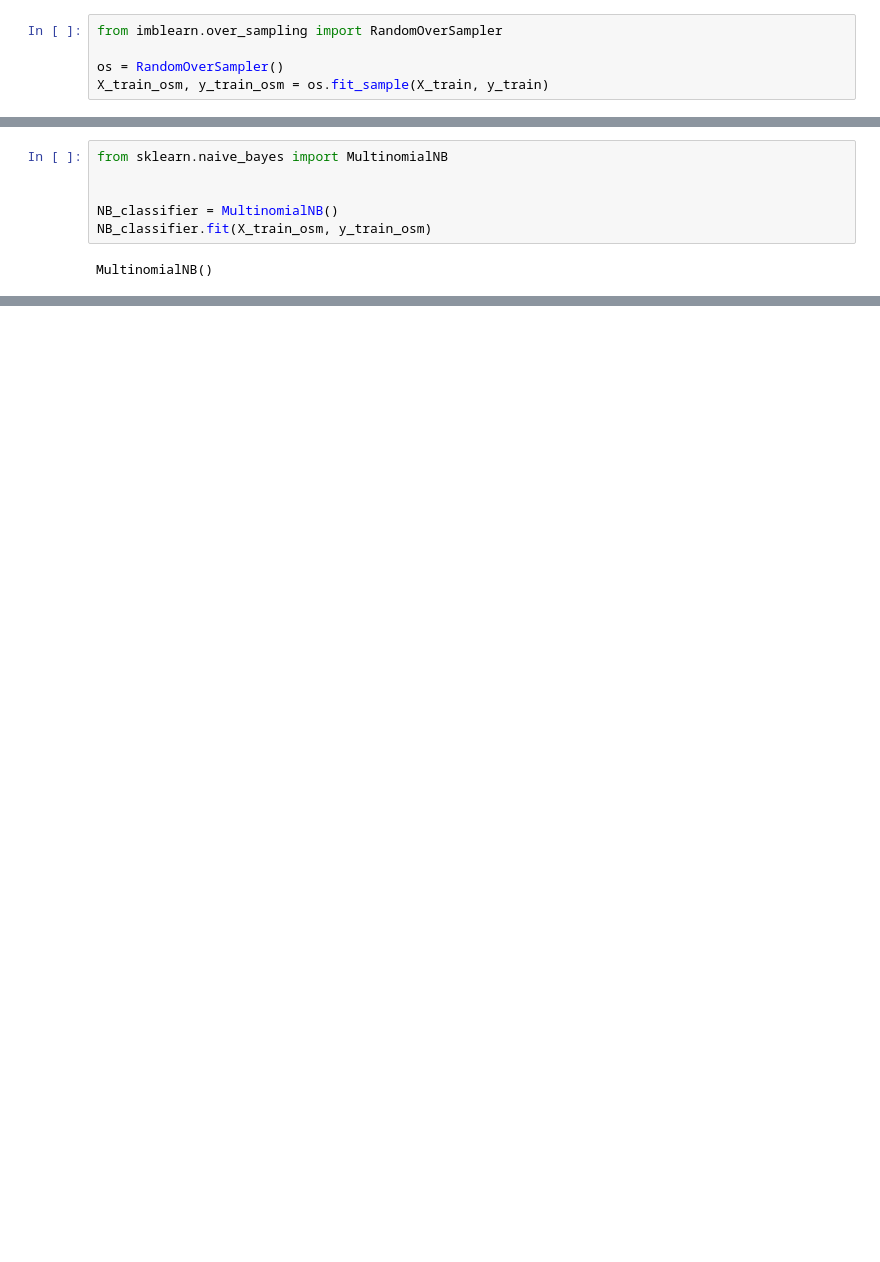
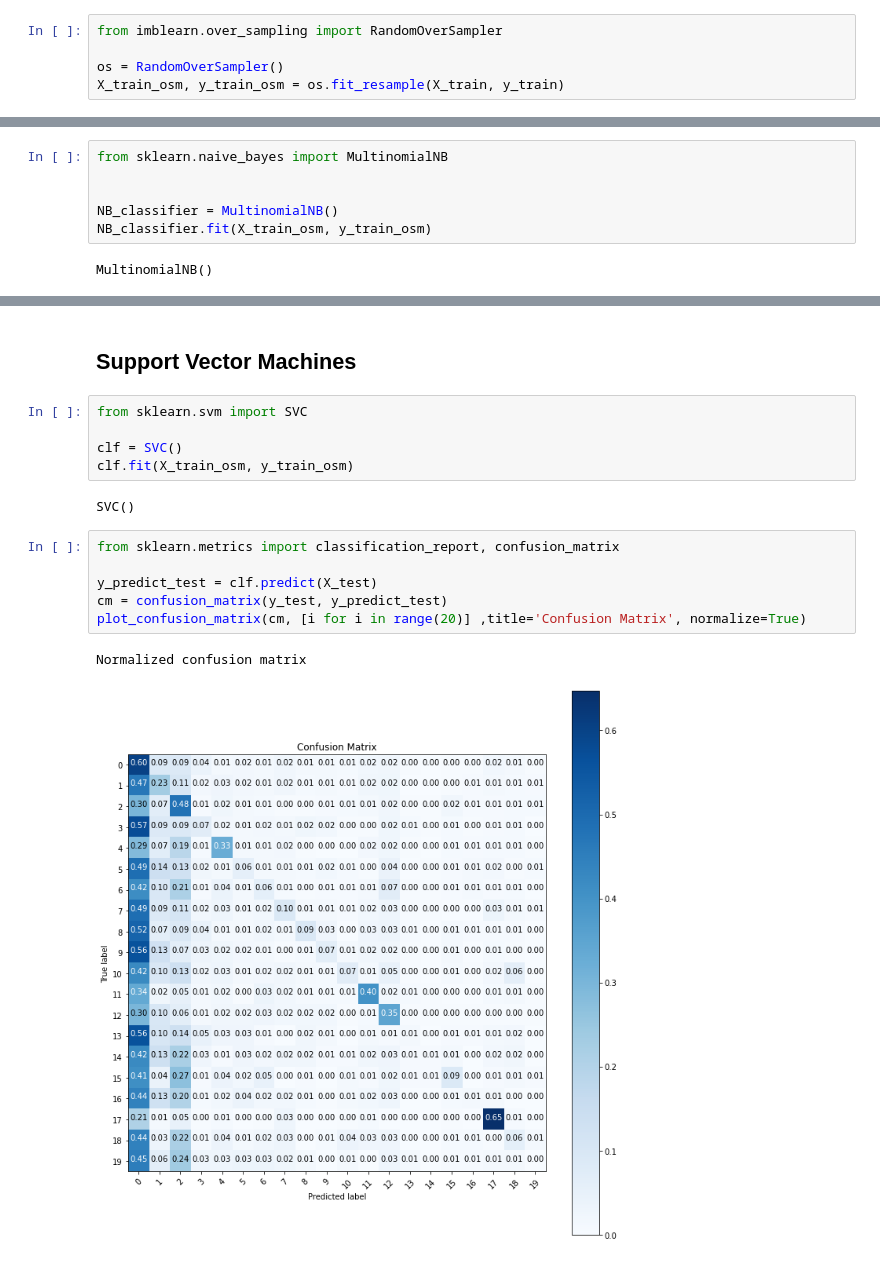
Before and after one commit to Defcon27/Emoji-Prediction-using-Deep-Learning, a Jupyter notebook: Emoji_ML.ipynb, the cells around one changed output, grey strips where cells are left out. Cells and saved outputs as stored; diff of their text form; blank space fills up the shorter version.

```diff
--- a/Emoji_ML.ipynb
+++ b/Emoji_ML.ipynb
@@ -273,7 +283,7 @@ weighted avg       0.31      0.29      0.21      7498
 from imblearn.over_sampling import RandomOverSampler
 
 os = RandomOverSampler()
-X_train_osm, y_train_osm = os.fit_sample(X_train, y_train)
+X_train_osm, y_train_osm = os.fit_resample(X_train, y_train)
 # %%
 sns.countplot(x=y_train_osm, palette="viridis")
 plt.show()
@@ -323,0 +331,18 @@ weighted avg       0.24      0.19      0.19      7498
+# %% [markdown]
+## Support Vector Machines
+# %%
+from sklearn.svm import SVC
+
+clf = SVC()
+clf.fit(X_train_osm, y_train_osm)
+# %% [output]
+SVC()
+# %%
+from sklearn.metrics import classification_report, confusion_matrix
+
+y_predict_test = clf.predict(X_test)
+cm = confusion_matrix(y_test, y_predict_test)
+plot_confusion_matrix(cm, [i for i in range(20)] ,title='Confusion Matrix', normalize=True)
+# %% [output]
+Normalized confusion matrix
+[figure, added]
```
Also changed, not shown: parts of 18 cells of this notebook, 1 other file.
